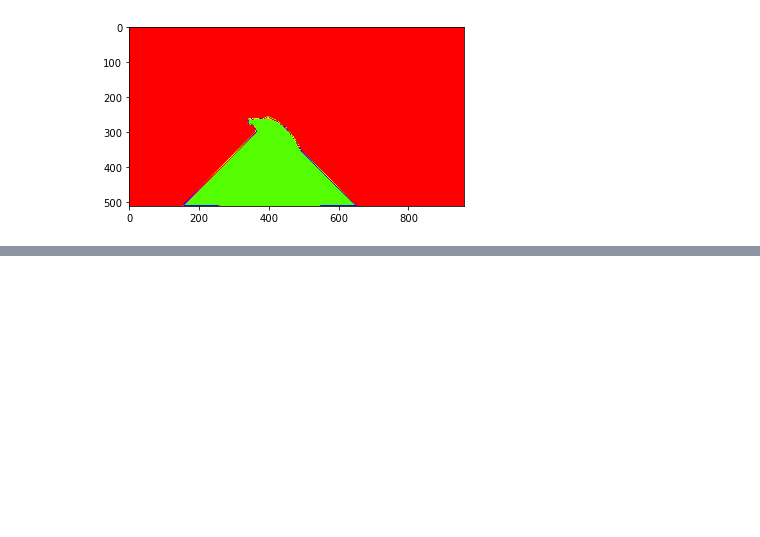
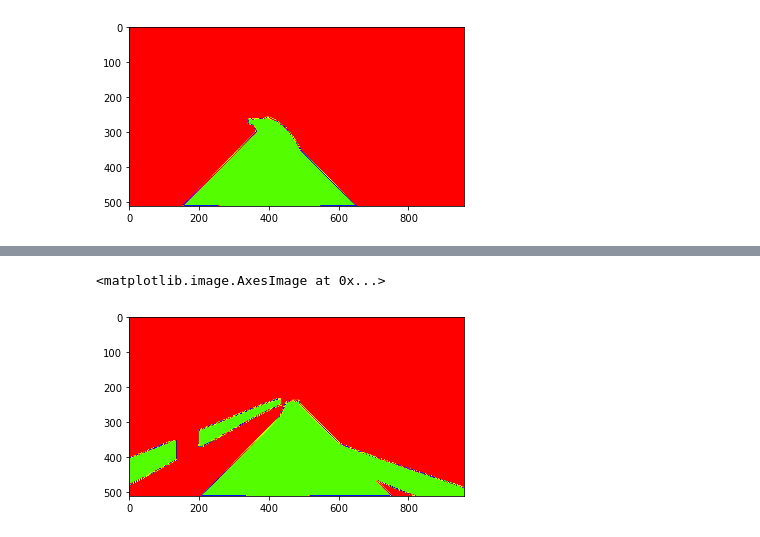
Before and after one commit to khoadaniel/vegetation-detection-railways, a Jupyter notebook: Hina/morphology_test.ipynb, the cells around one changed output, grey strips where cells are left out. Drawn from its saved outputs; the diff is of its cells as text; code cells hidden in the pictures; blank space fills up the shorter version.

```diff
--- a/Hina/morphology_test.ipynb
+++ b/Hina/morphology_test.ipynb
@@ -296,0 +317,30 @@ plt.imshow(img_dilation, cmap='prism')
+# %%
+initial_kernel = np.ones((10,10), np.uint8)
+img_dilation = cv2.dilate(mask_input, initial_kernel, iterations=1)
+#img_dilation= dilation(mask_input,element)
+
+coord = cv2.findNonZero(mask_input)
+length = len(coord) - 1
+coord_width = []
+coord_height = []
+for k in range(length):
+    coord_width.append(coord[:][k][0][0])
+    coord_height.append(coord[:][k][0][1])
+
+iter = max(coord_height) - min(coord_height)
+highest = min(coord_height)
+highest_1 = min(coord_height) + 1
+
+width_mid = ((max(coord_width) - min(coord_width)) / 2) + min(coord_width)
+width_mid = int(width_mid)
+width_mid_1 = ((max(coord_width) - min(coord_width)) / 2) + min(coord_width) + 1
+width_mid_1 = int(width_mid_1)
+
+for i in range(iter):
+    kernel = np.ones((20+i,20+i), np.uint8)
+    img_dilation[highest+i:highest_1+i, width_mid-i:width_mid_1+i] = cv2.dilate(mask_input[highest+i:highest_1+i, width_mid-i:width_mid_1+i], kernel, iterations=2)
+
+plt.imshow(img_dilation, cmap='prism')
+# %% [output]
+<matplotlib.image.AxesImage at 0x...>
+[figure, added]
```
Also changed, not shown: parts of 17 cells of this notebook, 3 other files.
